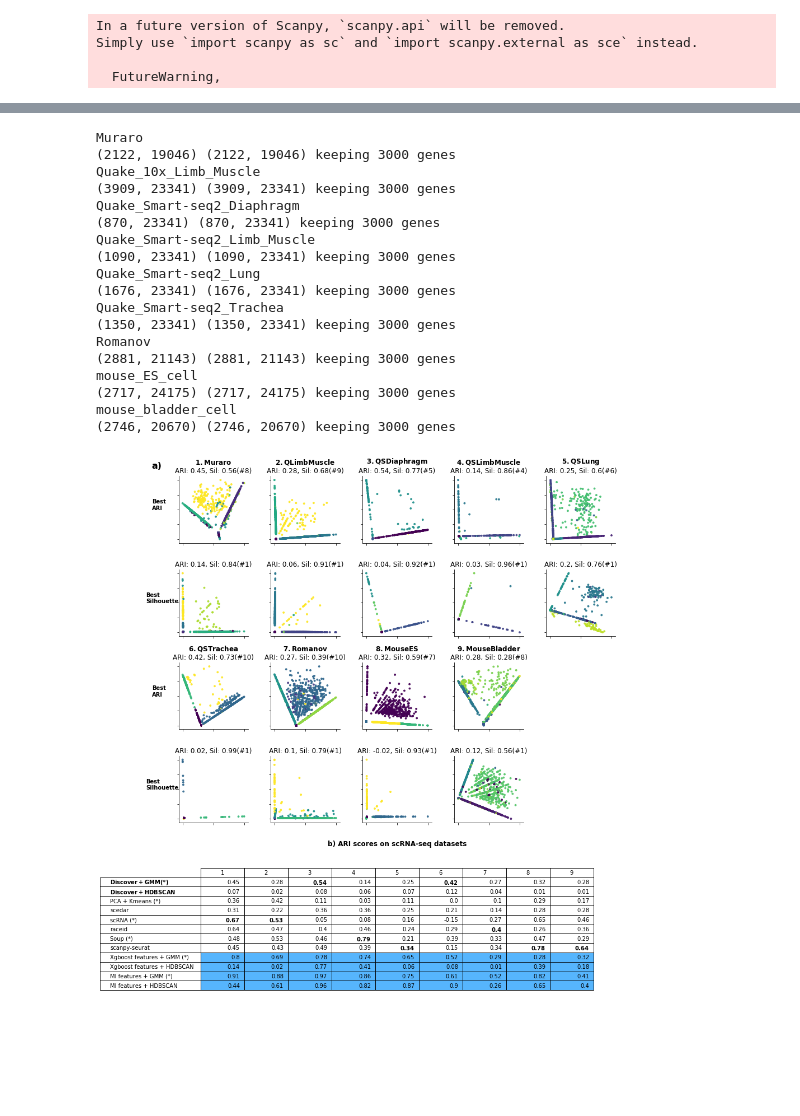
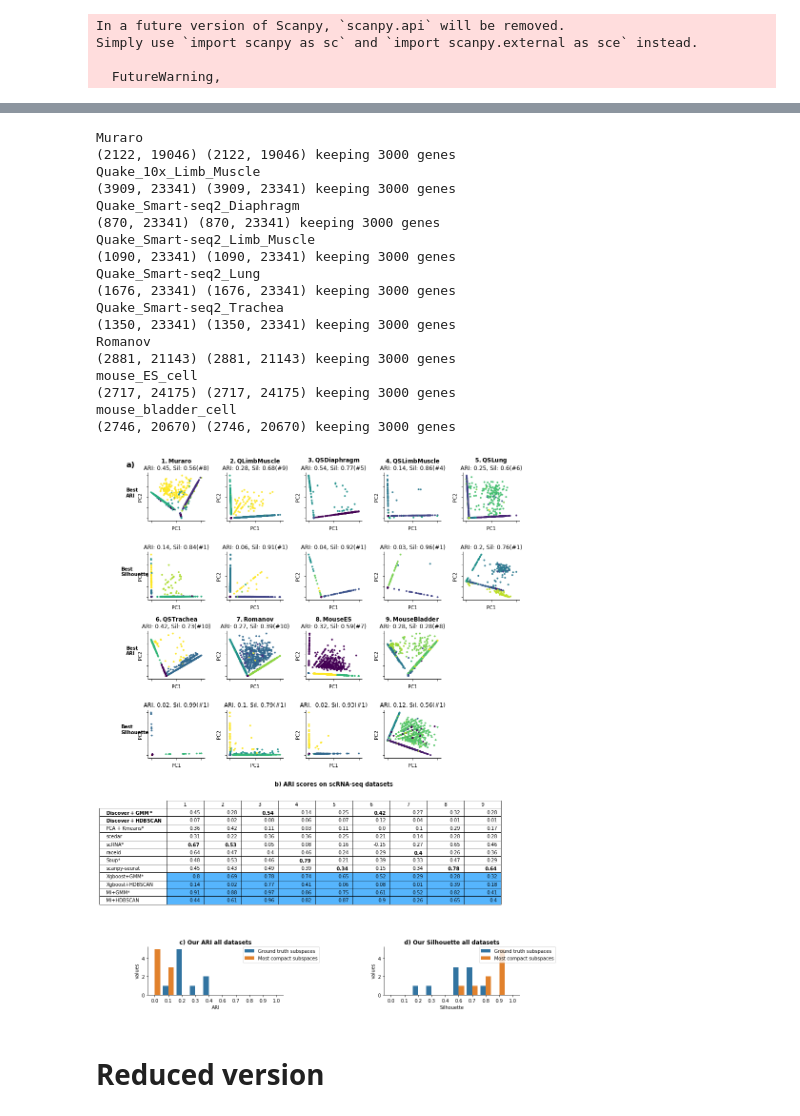
Before and after one commit to ciortanmadalina/subspace_clustering, a Jupyter notebook: notebooks/Plots_scRNA-seq.ipynb, the cells around one changed output, grey strips where cells are left out. Saved outputs shown, nothing was run; the diff lists cells and outputs as text; code cells hidden in the pictures; blank space fills up the shorter version.

Commit message:
updated figures

```diff
--- a/notebooks/Plots_scRNA-seq.ipynb
+++ b/notebooks/Plots_scRNA-seq.ipynb
@@ -49,8 +47,18 @@ dataset_names = {
 
 r['dataset_label'] = r['dataset_name'].apply(lambda x:dataset_names[x] )
 # %%
+best_ari = pd.DataFrame(columns=[
+    "Ground truth subspaces", "Most compact subspaces"
+])
+best_sil = pd.DataFrame(columns=[
+    "Ground truth subspaces", "Most compact subspaces"
+])
 rank = {}
 for dataset, g in r.groupby('dataset_name'):
-    g["rank_ari"] = g['ari'].rank(method='min', ascending = False)
-    g["rank_silhouette"] = g['silhouette'].rank(method='min', ascending = False)
-    rank[dataset] = g[g["rank_ari"] ==1]["rank_silhouette"].values[0]
+    g["rank_ari"] = g['ari'].rank(method='min', ascending=False)
+    g["rank_silhouette"] = g['silhouette'].rank(method='min', ascending=False)
+    rank[dataset] = g[g["rank_ari"] == 1]["rank_silhouette"].values[0]
+    best_ari_s = g.sort_values(by="ari", ascending = False)[["ari", "silhouette"]].values[0]
+    best_sil_s = g.sort_values(by="silhouette", ascending = False)[["ari", "silhouette"]].values[0]
+    best_ari.loc[best_ari.shape[0]] = [best_ari_s[0], best_sil_s[0]]
+    best_sil.loc[best_sil.shape[0]] = [best_ari_s[1], best_sil_s[1]]
@@ -67,8 +103,8 @@ data = single_cell.preprocess_data(data, nb_genes = 3000, normalize_input=False)
 # %%
-fig = plt.figure(figsize = (12,14))
+fig = plt.figure(figsize = (12,16))
 
 ncol = 5
-nrow = 6
+nrow = 7
 gs = fig.add_gridspec(nrow, ncol)
 for i, (dataset_label, g) in enumerate(r.groupby('dataset_label')):
     dataset = g["dataset_name"].unique()[0]
@@ -114,6 +150,8 @@ for i, (dataset_label, g) in enumerate(r.groupby('dataset_label')):
     plt.scatter(pca_data[:, 0], pca_data[:, 1], c=partition, alpha = 0.9, s = 8)
     ax.axes.xaxis.set_ticklabels([])
     ax.axes.yaxis.set_ticklabels([])
+    plt.xlabel("PC1")
+    plt.ylabel("PC2")
     if i in [0, 5]:
         plt.text( -0.5, 0.5, "Best\nARI", fontweight = "bold")
     if i ==0:
@@ -142,6 +180,8 @@ for i, (dataset_label, g) in enumerate(r.groupby('dataset_label')):
     plt.scatter(pca_data[:, 0], pca_data[:, 1], c=partition, alpha = 0.9, s = 8)
     ax.axes.xaxis.set_ticklabels([])
     ax.axes.yaxis.set_ticklabels([])
+    plt.xlabel("PC1")
+    plt.ylabel("PC2")
     if i in [0, 5]:
         plt.text(-0.6, 0.5, "Best\nSilhouette", fontweight = "bold")
 sns.despine()
@@ -162,37 +202,56 @@ for i in range(numeric_scores.shape[1]):
     values[ j, i]= "$\\bf{" + str(numeric_scores[ j, i]) +  "}$"
 
 
-ax = fig.add_subplot(gs[-2:, :])
+ax = fig.add_subplot(gs[-3:-1, :])
 ax.axis("off")
 plt.title("b) ARI scores on scRNA-seq datasets", fontweight = "bold")
 table = ax.table(cellText=values,
           rowLabels=df.index,
           colLabels=np.arange(numeric_scores.shape[1]).astype(int) +1,
           loc='center'
         )
 table.scale(0.9, 1.4)
 for r in range(len(values)-3, len(values)+1):
     for c in range(values.shape[1]):
         table[(r, c)].set_facecolor("#56b5fd")
 
+
+ax = fig.add_subplot(gs[-1, :2])
+plt.title("c) Our ARI all datasets", fontweight = "bold")
+# sns.histplot(data=best[["ARI ground truth", "ARI most compact subsapce",]])
+m = getHistBins(best_ari)
+sns.barplot(data = m ,  x = "bins", y = "values", hue = "Legend")
+plt.legend(bbox_to_anchor=(0.7, 1), loc=2, borderaxespad=0.)
+plt.xlabel("ARI")
+sns.despine()
+ax = fig.add_subplot(gs[-1, 3:])
+plt.title("d) Our Silhouette all datasets", fontweight = "bold")
+m = getHistBins(best_sil)
+sns.barplot(data = m ,  x = "bins", y = "values", hue = "Legend")
+plt.legend(bbox_to_anchor=(0.7, 1), loc=2, borderaxespad=0.)
+plt.xlabel("Silhouette")
+sns.despine()
+
 plt.savefig(f"../images/scRNA-seq.pdf", bbox_inches='tight')
 # %% [output]
 Muraro
 (2122, 19046) (2122, 19046) keeping 3000 genes
 Quake_10x_Limb_Muscle
 (3909, 23341) (3909, 23341) keeping 3000 genes
 Quake_Smart-seq2_Diaphragm
 (870, 23341) (870, 23341) keeping 3000 genes
 Quake_Smart-seq2_Limb_Muscle
 (1090, 23341) (1090, 23341) keeping 3000 genes
 Quake_Smart-seq2_Lung
 (1676, 23341) (1676, 23341) keeping 3000 genes
 Quake_Smart-seq2_Trachea
 (1350, 23341) (1350, 23341) keeping 3000 genes
 Romanov
 (2881, 21143) (2881, 21143) keeping 3000 genes
 mouse_ES_cell
 (2717, 24175) (2717, 24175) keeping 3000 genes
 mouse_bladder_cell
 (2746, 20670) (2746, 20670) keeping 3000 genes
-[figure, old version]
+[figure, new version]
+# %% [markdown]
+# Reduced version
```
Also changed, not shown: parts of 10 cells of this notebook, 30 other files.
